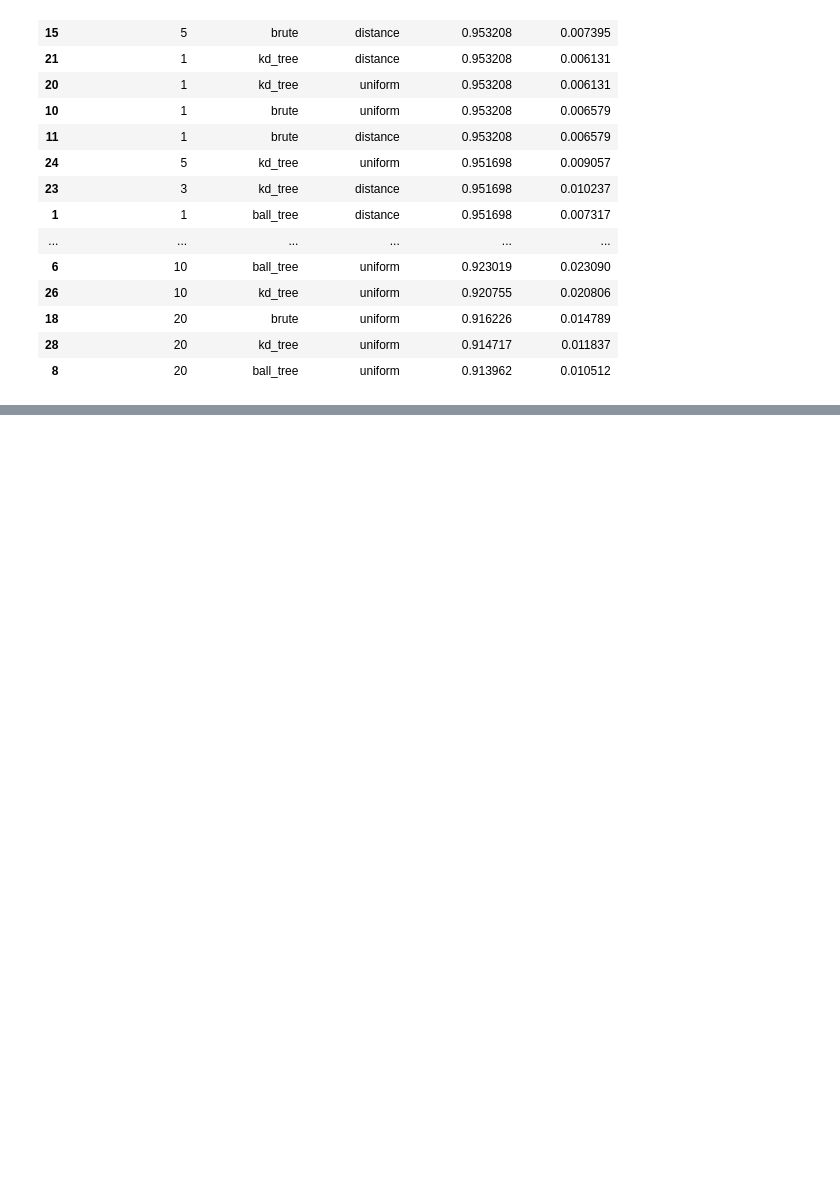
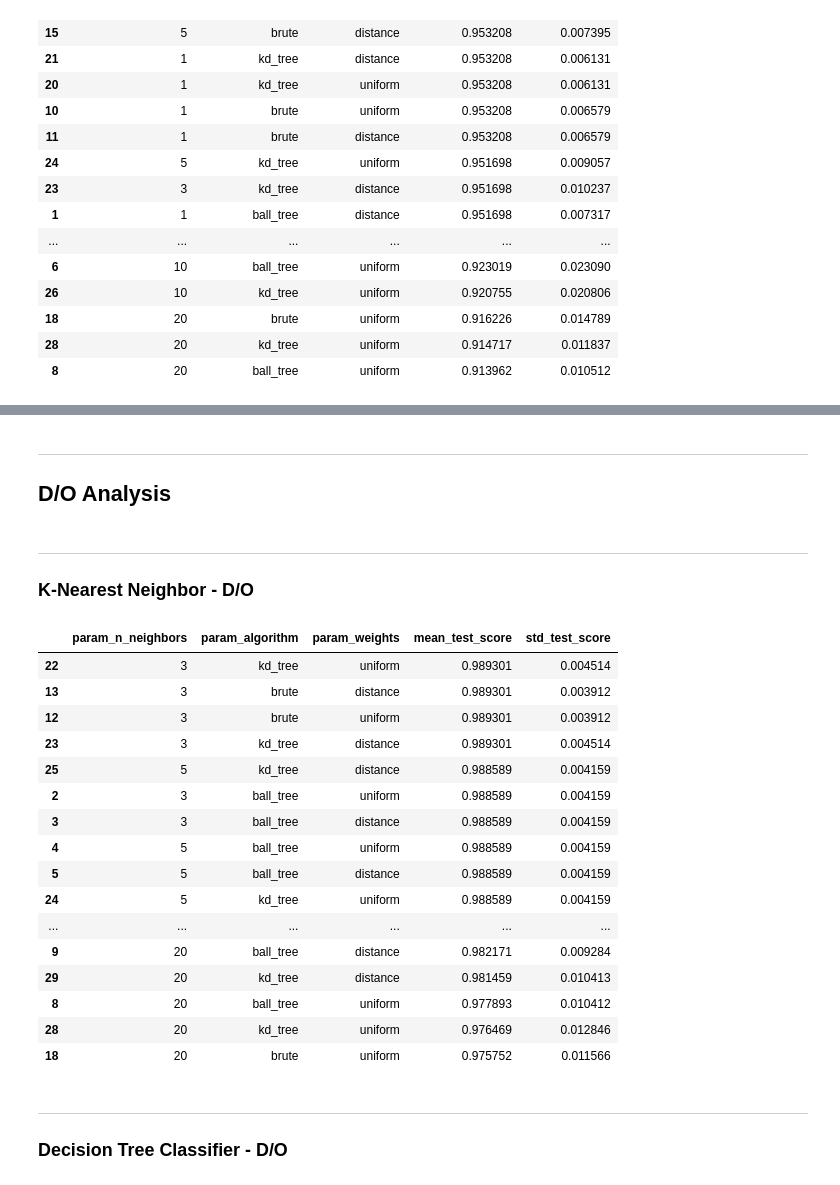
Before and after one commit to jgabella/cse514a-ProjectImplementation2, a Jupyter notebook: LetterRecognitionAnalysis.ipynb, the cells around one changed output, grey strips where cells are left out. Drawn from its saved outputs; the diff is of its cells as text; code cells hidden in the pictures; blank space fills up the shorter version.

```diff
--- a/LetterRecognitionAnalysis.ipynb
+++ b/LetterRecognitionAnalysis.ipynb
@@ -161,0 +336,43 @@ trimmed_knn_results.sort_values('mean_test_score', ascending=False)
+# %% [markdown]
+---
+## D/O Analysis
+# %%
+training_data, test_data = train_test_split(DOdata, test_size=0.1, random_state=0)
+training_y = training_data[:, 0]
+training_X = training_data[:, 1:]
+test_y = test_data[:, 0]
+test_X = test_data[:, 1:]
+# %% [markdown]
+---
+### K-Nearest Neighbor - D/O
+# %%
+clf = GridSearchCV(KNeighborsClassifier(), {
+    'algorithm':['ball_tree', 'brute', 'kd_tree'],
+    'n_neighbors':[1, 3, 5, 10, 20],
+    'weights': ['uniform', 'distance']
+}, cv=5)
+clf.fit(training_X, training_y)
+param_knn_results = pd.DataFrame(clf.cv_results_)
+trimmed_knn_results = param_knn_results[['param_n_neighbors', 'param_algorithm', 'param_weights', 'mean_test_score', 'std_test_score']]
+trimmed_knn_results.sort_values('mean_test_score', ascending=False)
+# %% [output]
+|  | param_n_neighbors | param_algorithm | param_weights | mean_test_score | std_test_score |
+| 22 | 3 | kd_tree | uniform | 0.989301 | 0.004514 |
+| 13 | 3 | brute | distance | 0.989301 | 0.003912 |
+| 12 | 3 | brute | uniform | 0.989301 | 0.003912 |
+| 23 | 3 | kd_tree | distance | 0.989301 | 0.004514 |
+| 25 | 5 | kd_tree | distance | 0.988589 | 0.004159 |
+| 2 | 3 | ball_tree | uniform | 0.988589 | 0.004159 |
+| 3 | 3 | ball_tree | distance | 0.988589 | 0.004159 |
+| 4 | 5 | ball_tree | uniform | 0.988589 | 0.004159 |
+| 5 | 5 | ball_tree | distance | 0.988589 | 0.004159 |
+| 24 | 5 | kd_tree | uniform | 0.988589 | 0.004159 |
+| ... | ... | ... | ... | ... | ... |
+| 9 | 20 | ball_tree | distance | 0.982171 | 0.009284 |
+| 29 | 20 | kd_tree | distance | 0.981459 | 0.010413 |
+| 8 | 20 | ball_tree | uniform | 0.977893 | 0.010412 |
+| 28 | 20 | kd_tree | uniform | 0.976469 | 0.012846 |
+| 18 | 20 | brute | uniform | 0.975752 | 0.011566 |
+# %% [markdown]
+---
+### Decision Tree Classifier - D/O
```
Also changed, not shown: parts of 24 cells of this notebook.
